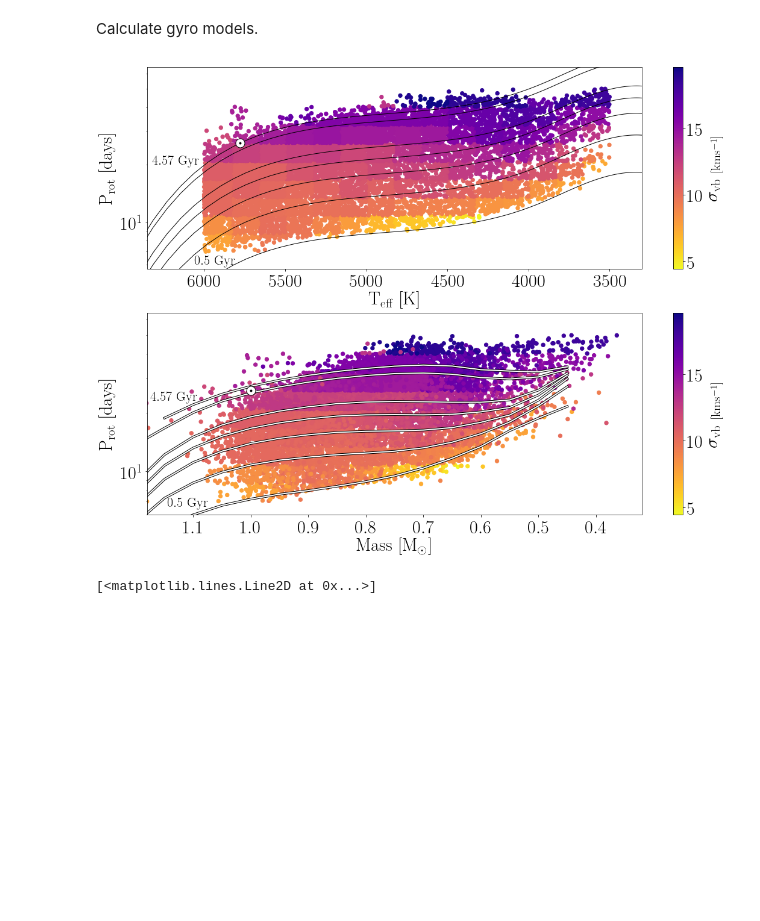
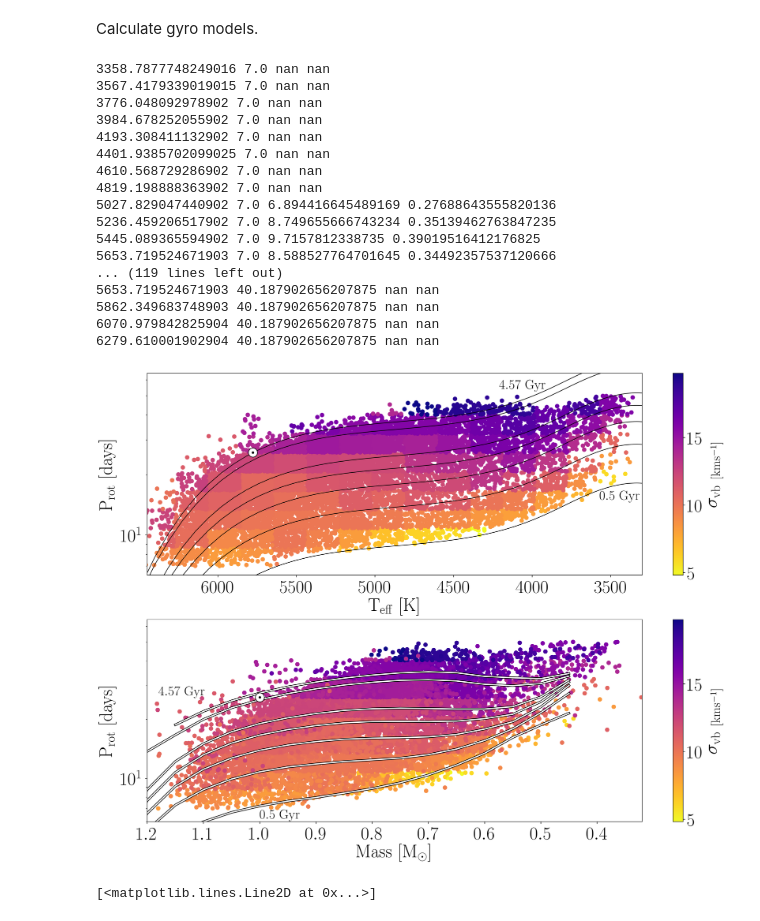
Before and after one commit to RuthAngus/kinematics-and-rotation, a Jupyter notebook: figure_codez/Main_figure_2.ipynb, the cells around one changed output. Drawn from its saved outputs; the diff is of its cells as text; code cells hidden in the pictures; blank space fills up the shorter version.

```diff
--- a/figure_codez/Main_figure_2.ipynb
+++ b/figure_codez/Main_figure_2.ipynb
@@ -56,8 +62,8 @@ m &= gaia_mc1.age.values > .5
 print(np.shape(gaia_mc1.iloc[m]), "no rapid rotators")
 
 # Cut out very hot and very cold stars. The hot limit is usually 5000 and the cool usually 3500
-mint, maxt = 3500, 6000
-# mint, maxt = 3500, 5500
+# mint, maxt = 3500, 6000
+mint, maxt = 3200, 6500
 m &= (gaia_mc1.color_teffs.values < maxt) * (mint < gaia_mc1.color_teffs.values)
 print(np.shape(gaia_mc1.iloc[m]), "no hot or cold stars")
 
@@ -146,7 +152,7 @@ plotpar = {'axes.labelsize': 30,
 plt.rcParams.update(plotpar)
 
 
-fig = plt.figure(figsize=(16, 12))#, dpi=200)
+fig = plt.figure(figsize=(16, 12), dpi=200)
 ax1 = fig.add_subplot(211)
 
 for i, m in enumerate(period_masks):
@@ -154,6 +160,7 @@ for i, m in enumerate(period_masks):
         tm = (x[m] > tbins[j]) * (x[m] < tbins[j+1])
         cb1 = plt.scatter(x[m][tm], y[m][tm], c=np.ones_like(y[m][tm])*pds[i, j],
                           vmin=pvmin, vmax=pvmax, rasterized=True, zorder=1, s=40, cmap="plasma_r")
+        print(tbins[j], period_bins[i], pds[i, j], pderrs[i, j])
 
 lw0, lw1 = 5, 2
 # Plot gyro models
@@ -163,8 +170,10 @@ for i in range(len(ages)):
 
 
 labels = ["$0.5~\mathrm{Gyr}$", "$4.57~\mathrm{Gyr}$"]
-ys = [6., 20]
-xs = [6060, 6320]
+# ys = [6., 20]
+# xs = [6060, 6320]
+ys = [15., 54]
+xs = [3570, 4210]
 for i in range(len(ys)):
     ax1.text(xs[i], ys[i], labels[i])
 
@@ -173,9 +182,9 @@ ax1.plot(5778, 26, "k.", zorder=5)
 
 plt.colorbar(cb1, label="$\sigma_\mathrm{vb~[kms^{-1}]}$")
 ax1.set_ylabel("$\mathrm{P_{rot}~[days]}$")
-ax1.set_xlim(6350, 3300)
+ax1.set_xlim(6450, 3300)
 ax1.set_yscale("log")
-ax1.set_ylim(5.7, 65)
+ax1.set_ylim(6.3, 65)
 ax1.set_xlabel("$\mathrm{T_{eff}~[K]}$")
 
 ax2 = fig.add_subplot(212)
@@ -187,7 +196,7 @@ for i, m in enumerate(period_masks):
 
 plt.colorbar(cb1, label="$\sigma_\mathrm{vb~[kms^{-1}]}$")
 ax2.set_ylabel("$\mathrm{P_{rot}~[days]}$")
-ax2.set_xlim(1.18, .32)
+ax2.set_xlim(1.2, .32)
 ax2.set_yscale("log")
 ax2.set_ylim(6, 65)
 ax2.set_xlabel("$\mathrm{Mass~[M_\odot]}$")
@@ -195,36 +204,53 @@ ax2.set_xlabel("$\mathrm{Mass~[M_\odot]}$")
 ax2.plot(1, 26, "wo", ms=15, mec="k", zorder=4)
 ax2.plot(1, 26, "k.", zorder=5)
 
 # Spada & Lanzafame models
 lw0, lw1 = 4, 2
 ax2.plot(sl["Mass"], sl["p0.50"], "k", lw=lw0, zorder=1, label="$\mathrm{Spada~\&~Lanzafame~(2019)~model}$")
 ax2.plot(sl["Mass"], sl["p1.00"], "k", lw=lw0, zorder=1, label="None")
 ax2.plot(sl["Mass"], sl["p1.50"], "k", lw=lw0, zorder=1, label="None")
 ax2.plot(sl["Mass"], sl["p2.00"], "k", lw=lw0, zorder=1, label=None)
 ax2.plot(sl["Mass"], sl["p2.50"], "k", lw=lw0, zorder=1, label=None)
 ax2.plot(sl["Mass"], sl["p4.00"], "k", lw=lw0, zorder=1, label=None)
 ax2.plot(sl["Mass"], sl["p4.57"], "k", lw=lw0, zorder=1, label=None)
 
 ax2.plot(sl["Mass"], sl["p0.50"], "w", lw=lw1, zorder=2, label=None)
 ax2.plot(sl["Mass"], sl["p1.00"], "w", lw=lw1, zorder=2, label=None)
 ax2.plot(sl["Mass"], sl["p1.50"], "w", lw=lw1, zorder=2, label=None)
 ax2.plot(sl["Mass"], sl["p2.00"], "w", lw=lw1, zorder=2, label=None)
 ax2.plot(sl["Mass"], sl["p2.50"], "w", lw=lw1, zorder=2, label=None)
 ax2.plot(sl["Mass"], sl["p4.00"], "w", lw=lw1, zorder=2, label=None)
 ax2.plot(sl["Mass"], sl["p4.57"], "w", lw=lw1, zorder=2, label=None)
 
-xs = [1.145, 1.175]
-ys = [6.6, 23]
+xs = [1., 1.18]
+ys = [6.2, 26.5]
 for i in range(len(ys)):
     ax2.text(xs[i], ys[i], labels[i])
 
 plt.tight_layout()
 plt.subplots_adjust(hspace=.22)
 
 plt.savefig("main_figure.pdf")
 plt.savefig("main_figure")
 # %% [output]
+3358.7877748249016 7.0 nan nan
+3567.4179339019015 7.0 nan nan
+3776.048092978902 7.0 nan nan
+3984.678252055902 7.0 nan nan
+4193.308411132902 7.0 nan nan
+4401.9385702099025 7.0 nan nan
+4610.568729286902 7.0 nan nan
+4819.198888363902 7.0 nan nan
+5027.829047440902 7.0 6.894416645489169 0.27688643555820136
+5236.459206517902 7.0 8.749655666743234 0.35139462763847235
+5445.089365594902 7.0 9.7157812338735 0.39019516412176825
+5653.719524671903 7.0 8.588527764701645 0.34492357537120666
+... (119 lines left out)
+5653.719524671903 40.187902656207875 nan nan
+5862.349683748903 40.187902656207875 nan nan
+6070.979842825904 40.187902656207875 nan nan
+6279.610001902904 40.187902656207875 nan nan
-[figure, old version]
+[figure, new version]
 # %%
 plt.plot(gaia_mc.Mass_berger, gaia_mc.Mass, ".")
 xs = np.linspace(.3, 1, 100)
```
Also changed, not shown: parts of 2 cells of this notebook, 9 other files.
